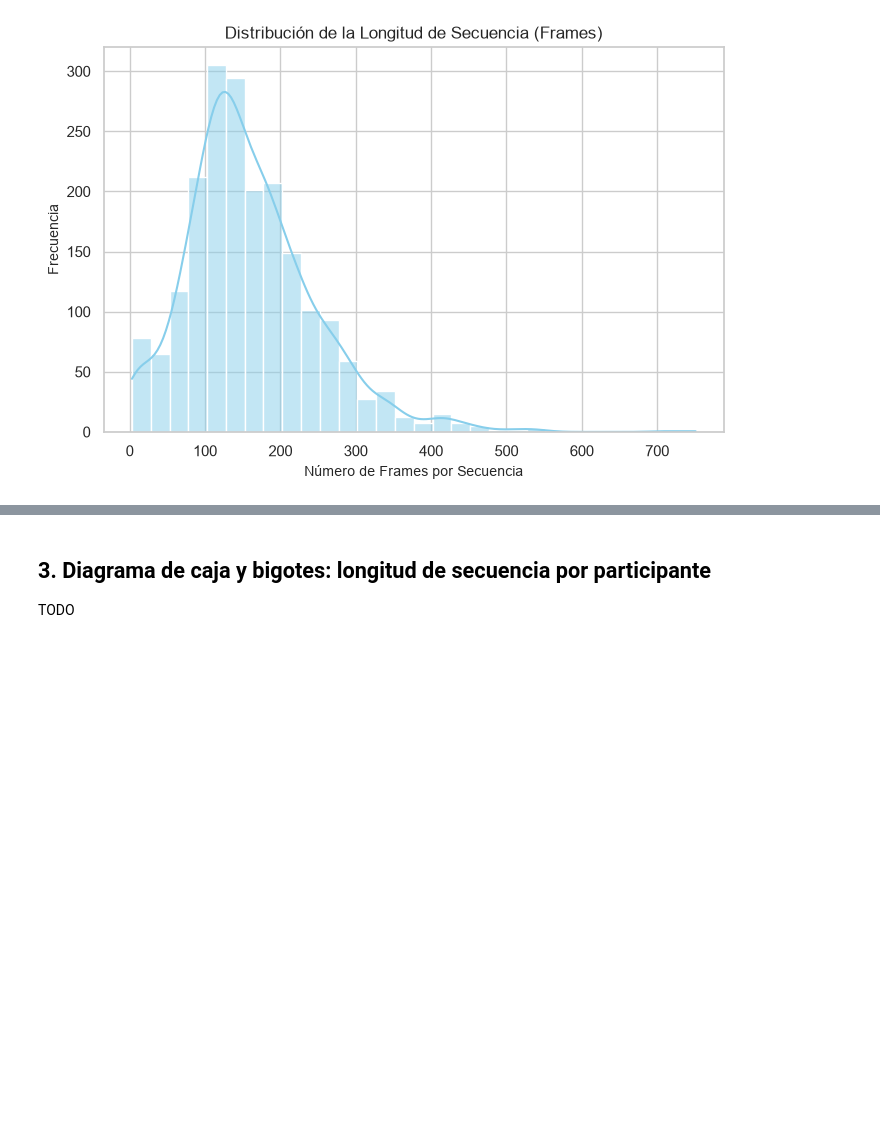
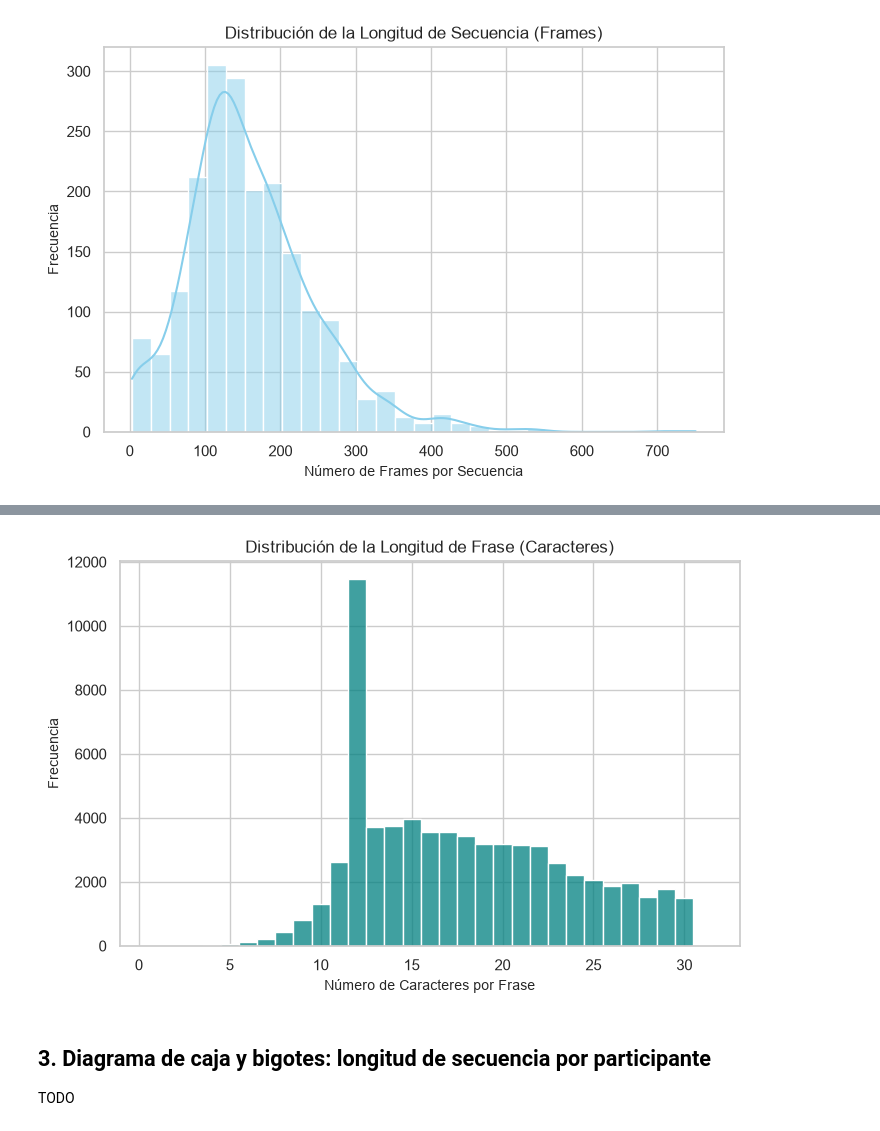
Before and after one commit to DufreyM/CC3084-Proyecto2, a Jupyter notebook: notebooks/05_visualizaciones.ipynb, the cells around one changed output, grey strips where cells are left out. Drawn from its saved outputs; the diff is of its cells as text; code cells hidden in the pictures; blank space fills up the shorter version.

```diff
--- a/notebooks/05_visualizaciones.ipynb
+++ b/notebooks/05_visualizaciones.ipynb
@@ -84,3 +85,20 @@ TODO
+# %%
+# Calcular la longitud del texto/frase en train_df
+train_df["phrase_len"] = train_df["phrase"].str.len()
+
+# Crear la figura y el histograma
+fig, ax = plt.subplots(figsize=(8, 5))
+sns.histplot(data=train_df, x="phrase_len", discrete=True, ax=ax, color="teal")
+
+ax.set_title("Distribución de la Longitud de Frase (Caracteres)", fontsize=12)
+ax.set_xlabel("Número de Caracteres por Frase", fontsize=10)
+ax.set_ylabel("Frecuencia", fontsize=10)
+
+# Guardar la figura
+fig.savefig(FIGURES_DIR / "hist_phrase_len.png", dpi=150, bbox_inches="tight")
+plt.show()
+# %% [output]
+[figure, added]
 # %% [markdown]
 ## 3. Diagrama de caja y bigotes: longitud de secuencia por participante
 
```
Also changed, not shown: parts of 3 cells of this notebook, 1 other file.
